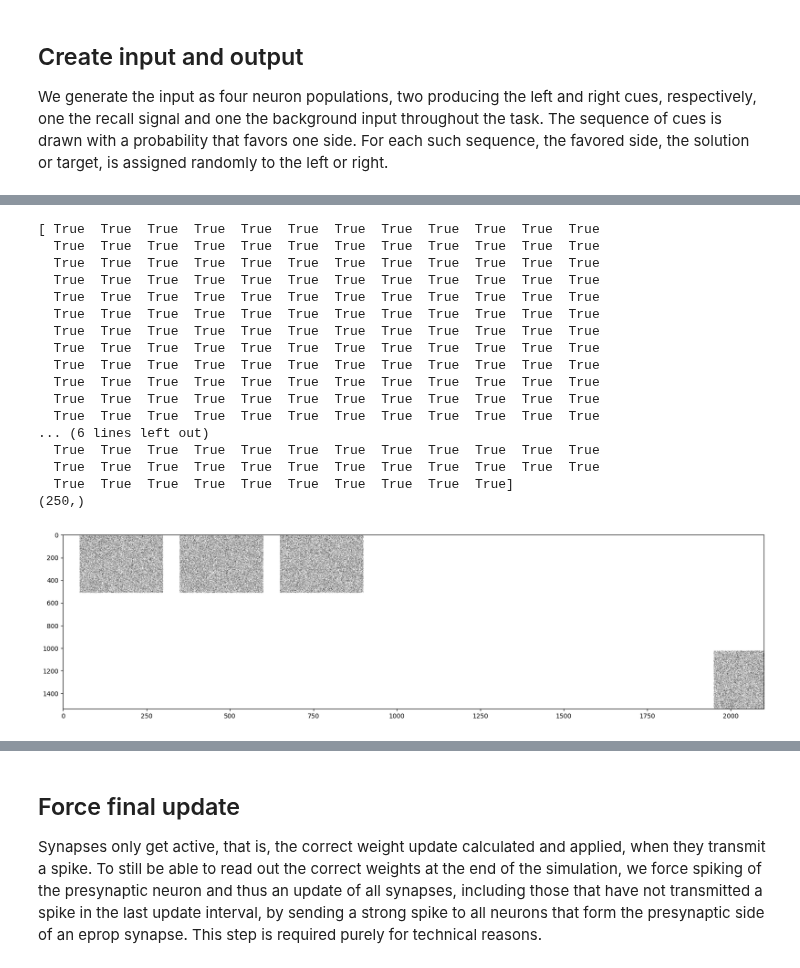
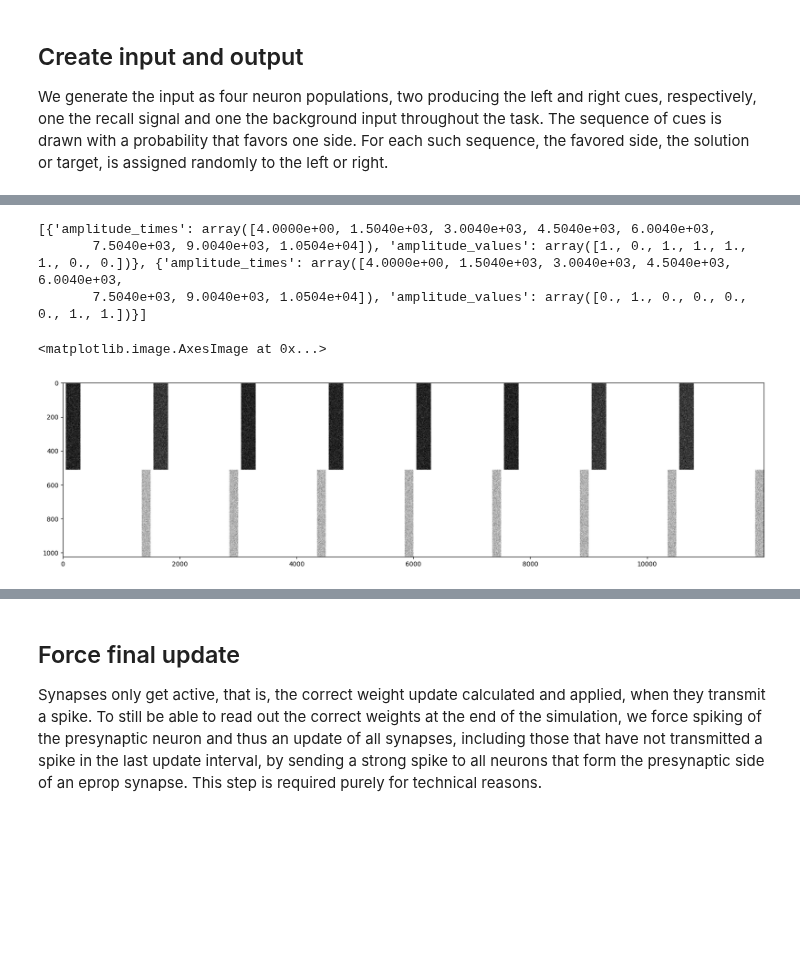
Before and after one commit to Hadlar99/e-prop_master_nmbu, a Jupyter notebook: code_accumelated/eprop_binary_accumelated.ipynb, the cells around one changed output, grey strips where cells are left out. Cells and saved outputs as stored; diff of their text form; code cells hidden in the pictures; blank space fills up the shorter version.

```diff
--- a/code_accumelated/eprop_binary_accumelated.ipynb
+++ b/code_accumelated/eprop_binary_accumelated.ipynb
@@ -481,23 +531,51 @@ something = generate_evidence_accumulation_input_output(n_batch, n_in, data, pro
+# %%
+dtype_in_spks = np.float32  # data type of input spikes - for reproducing TF results set to np.float32
+
+input_spike_bools_list = []
+target_cues_list = []
+chosen_datasets_list = []  # Store chosen datasets
+
+for iteration in range(n_iter):
+    input_spike_bools, target_cues, chosen_datasets = generate_evidence_accumulation_input_output(
+        n_batch, n_in, data, n_cues, n_input_symbols, steps
+    )
+
+    input_spike_bools_list.append(input_spike_bools)
+    target_cues_list.extend(target_cues.tolist())
+    chosen_datasets_list.extend(chosen_datasets.tolist())  # Keep track of chosen datasets
+
+# Reshape input spike array
+input_spike_bools_arr = np.array(input_spike_bools_list).reshape(steps["task"], n_in)
+timeline_task = np.arange(0.0, duration["task"], duration["step"]) + duration["offset_gen"]
+
+# Generate input spike parameters
+params_gen_spk_in = [
+    {"spike_times": timeline_task[input_spike_bools_arr[:, nrn_in_idx]].astype(dtype_in_spks)}
+    for nrn_in_idx in range(n_in)
+]
+
+# Create target rate change array
+target_rate_changes = np.zeros((n_out, n_batch * n_iter))
+target_rate_changes[np.array(target_cues_list), np.arange(n_batch * n_iter)] = 1
+
+# Generate target rate parameters
+params_gen_rate_target = [
+    {
+        "amplitude_times": np.arange(0.0, duration["task"], duration["sequence"]) + duration["total_offset"],
+        "amplitude_values": target_rate_changes[nrn_out_idx],
+    }
+    for nrn_out_idx in range(n_out)
+]
+# %%
+print(params_gen_rate_target)
+# %% [output]
+[{'amplitude_times': array([4.0000e+00, 1.5040e+03, 3.0040e+03, 4.5040e+03, 6.0040e+03,
+       7.5040e+03, 9.0040e+03, 1.0504e+04]), 'amplitude_values': array([1., 0., 1., 1., 1., 1., 0., 0.])}, {'amplitude_times': array([4.0000e+00, 1.5040e+03, 3.0040e+03, 4.5040e+03, 6.0040e+03,
+       7.5040e+03, 9.0040e+03, 1.0504e+04]), 'amplitude_values': array([0., 1., 0., 0., 0., 0., 1., 1.])}]
 # %%
-# plot the input spikes
+#plot the input spikes
 plt.figure(figsize=(20, 5))
-plt.imshow(something[0][0].T, aspect="auto", cmap="binary")
+plt.imshow(input_spike_bools_arr.T, aspect="auto", cmap="binary")
 # %% [output]
-[ True  True  True  True  True  True  True  True  True  True  True  True
-  True  True  True  True  True  True  True  True  True  True  True  True
-  True  True  True  True  True  True  True  True  True  True  True  True
-  True  True  True  True  True  True  True  True  True  True  True  True
-  True  True  True  True  True  True  True  True  True  True  True  True
-  True  True  True  True  True  True  True  True  True  True  True  True
-  True  True  True  True  True  True  True  True  True  True  True  True
-  True  True  True  True  True  True  True  True  True  True  True  True
-  True  True  True  True  True  True  True  True  True  True  True  True
-  True  True  True  True  True  True  True  True  True  True  True  True
-  True  True  True  True  True  True  True  True  True  True  True  True
-  True  True  True  True  True  True  True  True  True  True  True  True
-... (6 lines left out)
-  True  True  True  True  True  True  True  True  True  True  True  True
-  True  True  True  True  True  True  True  True  True  True  True  True
-  True  True  True  True  True  True  True  True  True  True]
-(250,)
+<matplotlib.image.AxesImage at 0x...>
-[figure, old version]
+[figure, new version]
```
Also changed, not shown: parts of 15 cells of this notebook.
